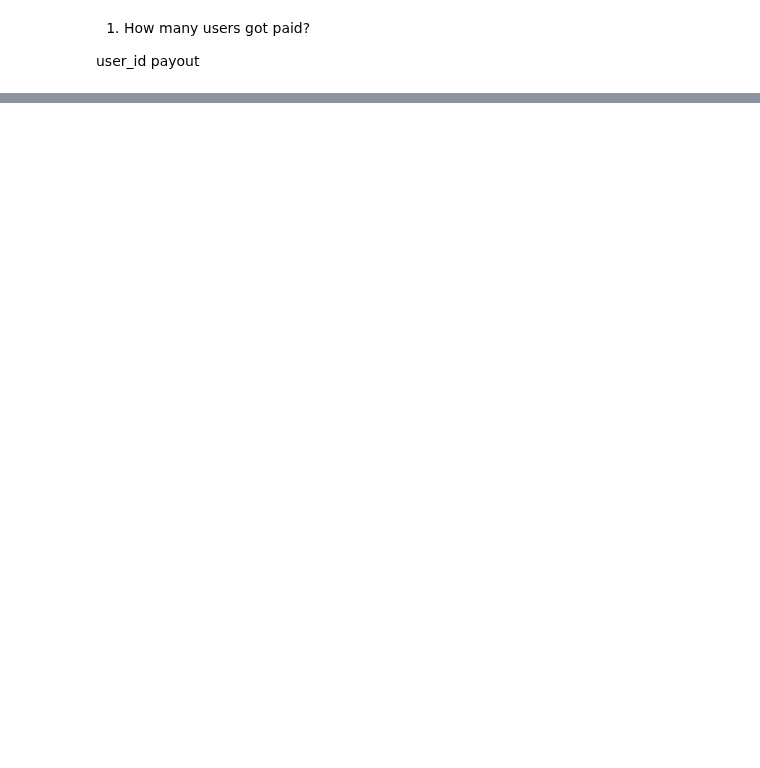
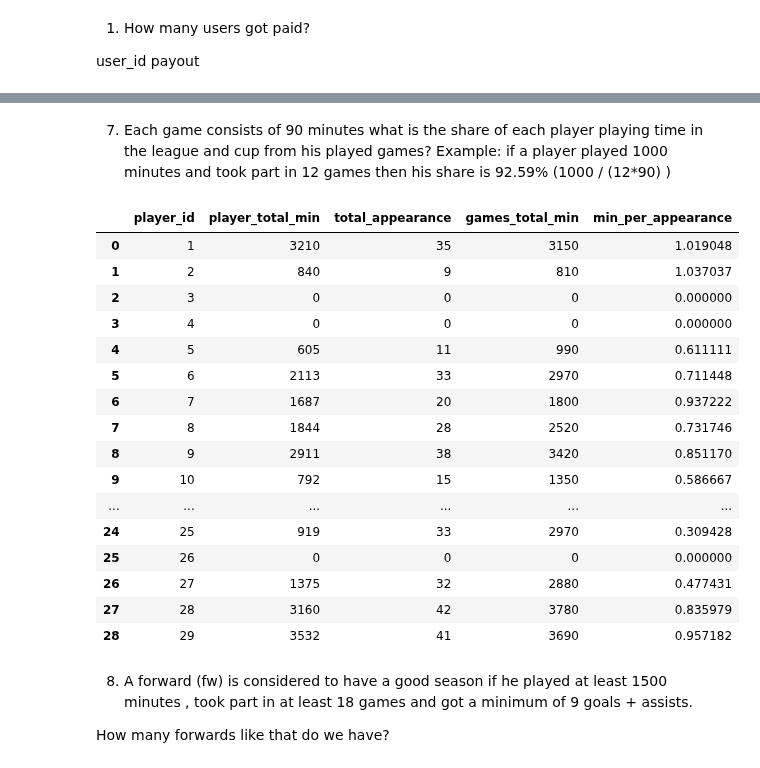
Before and after one commit to tryko/yandex-sql-practice, a Jupyter notebook: itay-sql-lion.ipynb, the cells around one changed output, grey strips where cells are left out. Drawn from its saved outputs; the diff is of its cells as text; code cells hidden in the pictures; blank space fills up the shorter version.

```diff
--- a/itay-sql-lion.ipynb
+++ b/itay-sql-lion.ipynb
@@ -17,7 +17,7 @@ db_config = {'user': 'practicum_student',         # username
              'pwd': 's65BlTKV3faNIGhmvJVzOqhs', # password
              'host': 'rc1b-wcoijxj3yxfsf3fs.mdb.yandexcloud.net',
              'port': 6432,              # connection port
-             'db': 'data-analyst-eth-payouts-db'}          # the name of the database
+             'db': 'data-analyst-fc-barcelona-20-21-db'}          # the name of the database
 
 connection_string = 'postgresql://{}:{}@{}:{}/{}'.format(db_config['user'],
                                                                      db_config['pwd'],
@@ -144,0 +380,55 @@ print(queryResult(query))
+# %% [markdown]
+
+7. Each game consists of 90 minutes what is the share of each player playing time in the league and cup from his played games?
+Example: if a player played 1000 minutes and took part in 12 games then his share is 92.59% (1000 / (12*90) )
+# %%
+query = '''
+select
+    cup.player_id,
+    sum(cup_minutes + league_minutes) as player_total_min,
+    sum(cup + league) as total_appearance,
+    sum(cup + league) * 90 as games_total_min,
+    case when sum(cup+league) = 0
+    then 0
+    else sum(cup_minutes + league_minutes) / (sum(cup+league)*90) :: real
+    end as min_per_appearance
+from
+    cup_stats cup
+
+    left join league_stats as league
+    on league.player_id = cup.player_id
+
+    left join games_played as gmplayed
+    on gmplayed.player_id = cup.player_id
+where
+
+group by
+    cup.player_id
+'''
+
+queryResult(query)
+# %% [output]
+|  | player_id | player_total_min | total_appearance | games_total_min | min_per_appearance |
+| 0 | 1 | 3210 | 35 | 3150 | 1.019048 |
+| 1 | 2 | 840 | 9 | 810 | 1.037037 |
+| 2 | 3 | 0 | 0 | 0 | 0.000000 |
+| 3 | 4 | 0 | 0 | 0 | 0.000000 |
+| 4 | 5 | 605 | 11 | 990 | 0.611111 |
+| 5 | 6 | 2113 | 33 | 2970 | 0.711448 |
+| 6 | 7 | 1687 | 20 | 1800 | 0.937222 |
+| 7 | 8 | 1844 | 28 | 2520 | 0.731746 |
+| 8 | 9 | 2911 | 38 | 3420 | 0.851170 |
+| 9 | 10 | 792 | 15 | 1350 | 0.586667 |
+| ... | ... | ... | ... | ... | ... |
+| 24 | 25 | 919 | 33 | 2970 | 0.309428 |
+| 25 | 26 | 0 | 0 | 0 | 0.000000 |
+| 26 | 27 | 1375 | 32 | 2880 | 0.477431 |
+| 27 | 28 | 3160 | 42 | 3780 | 0.835979 |
+| 28 | 29 | 3532 | 41 | 3690 | 0.957182 |
+# %% [markdown]
+
+
+
+8. A forward (fw) is considered to have a good season if he played at least 1500 minutes , took part in at least 18 games and got a minimum of 9 goals + assists.
+
+How many forwards like that do we have?
```
Also changed, not shown: parts of 29 cells of this notebook, 3 other files.
